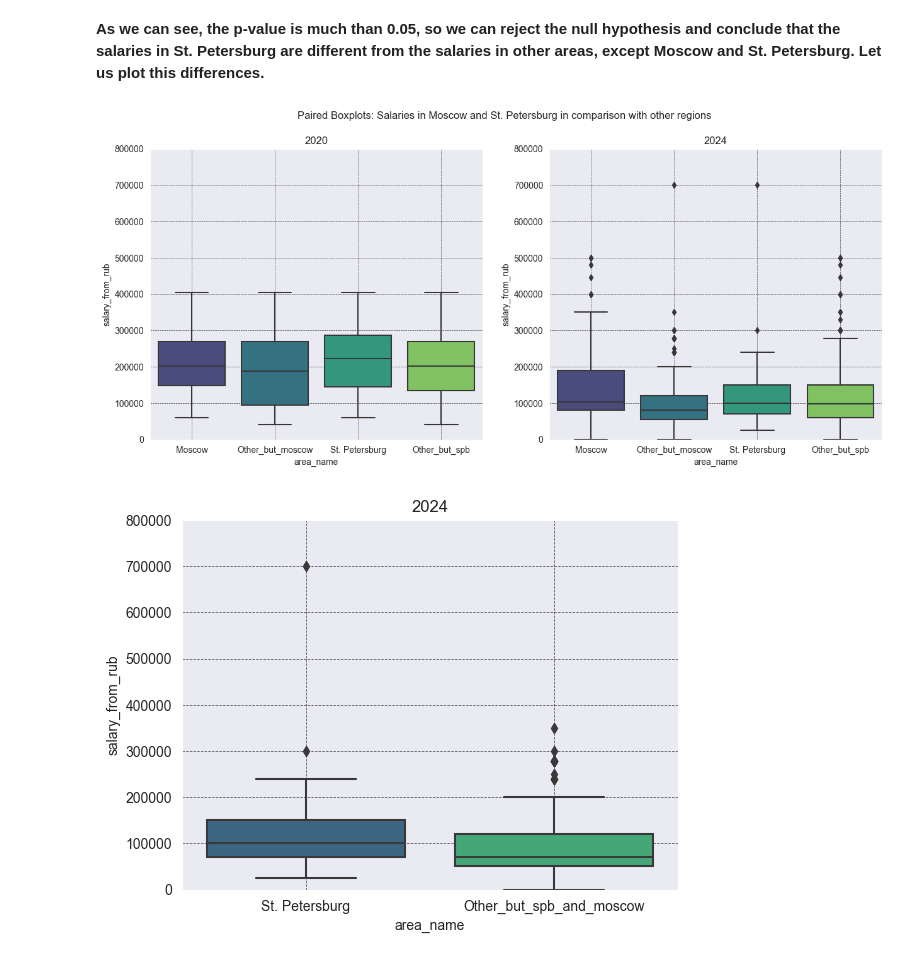
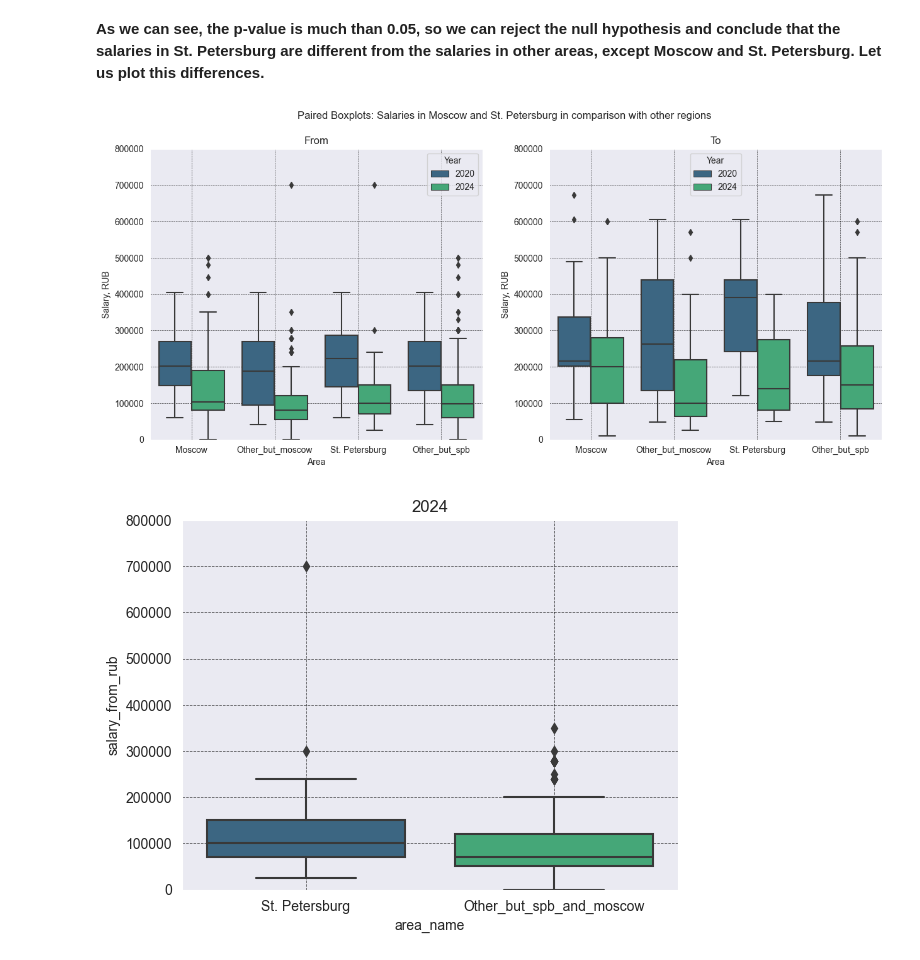
Before and after one commit to sashhhaka/HH-VacancyAnalysis, a Jupyter notebook: exploring.ipynb, the cells around one changed output. Saved outputs shown, nothing was run; the diff lists cells and outputs as text; code cells hidden in the pictures.

```diff
--- a/exploring.ipynb
+++ b/exploring.ipynb
@@ -777,45 +642,100 @@ print(f"2024: p-value for St. Petersburg vs. other regions: {p_value:.4f}")
 Let us plot this differences.**
 # %%
 # plot paired boxplots for salaries in Москва and Санкт-Петербург, and areas except Москва, areas except Санкт-Петербург
-import seaborn as sns
-import matplotlib.pyplot as plt
-
-fig, ax = plt.subplots(1, 2, figsize=(15, 6))
-
+# fig, ax = plt.subplots(1, 2, figsize=(15, 6))
+#
 df_moscow_20 = df20[df20['area_name'] == 'Москва']
 df_spb_20 = df20[df20['area_name'] == 'Санкт-Петербург']
 df_other_but_moscow_20 = df20[df20['area_name'] != 'Москва']
 df_other_but_spb_20 = df20[df20['area_name'] != 'Санкт-Петербург']
 df_other_but_moscow_20['area_name'] = 'Other_but_moscow'
 df_other_but_spb_20['area_name'] = 'Other_but_spb'
 df_moscow_20['area_name'] = 'Moscow'
 df_spb_20['area_name'] = 'St. Petersburg'
 
 df_moscow_24 = df24[df24['area_name'] == 'Москва']
 df_other_but_moscow_24 = df24[df24['area_name'] != 'Москва']
 df_other_but_spb_24 = df24[df24['area_name'] != 'Санкт-Петербург']
 df_other_but_moscow_24['area_name'] = 'Other_but_moscow'
 df_other_but_spb_24['area_name'] = 'Other_but_spb'
 df_moscow_24['area_name'] = 'Moscow'
 
-# Make 2 pairplots appear on the same scale
-ax[0] = sns.boxplot(x='area_name', y='salary_from_rub', data=pd.concat([df_moscow_20, df_other_but_moscow_20, df_spb_20, df_other_but_spb_20]), ax=ax[0], palette='viridis')
-ax[1] = sns.boxplot(x='area_name', y='salary_from_rub', data=pd.concat([df_moscow_24, df_other_but_moscow_24, df_spb_24, df_other_but_spb_24]), ax=ax[1], palette='viridis')
+# assign year
+df_moscow_20['year'] = 2020
+df_spb_20['year'] = 2020
+df_other_but_moscow_20['year'] = 2020
+df_other_but_spb_20['year'] = 2020
+df_moscow_24['year'] = 2024
+df_spb_24['year'] = 2024
+df_other_but_moscow_24['year'] = 2024
+df_other_but_spb_24['year'] = 2024
+
+combined_2020 = pd.concat([df_moscow_20, df_other_but_moscow_20, df_spb_20, df_other_but_spb_20])
+combined_2024 = pd.concat([df_moscow_24, df_other_but_moscow_24, df_spb_24, df_other_but_spb_24])
+
+combined = pd.concat([combined_2020, combined_2024])
+
+#
+# # Make 2 pairplots appear on the same scale
+# ax[0] = sns.boxplot(x='area_name', y='salary_from_rub',
+#                     data=pd.concat([df_moscow_20, df_other_but_moscow_20, df_spb_20, df_other_but_spb_20]), ax=ax[0],
+#                     palette='viridis')
+# ax[1] = sns.boxplot(x='area_name', y='salary_from_rub',
+#                     data=pd.concat([df_moscow_24, df_other_but_moscow_24, df_spb_24, df_other_but_spb_24]), ax=ax[1],
+#                     palette='viridis')
+# ax[0].set_ylim(0, 800000)
+# ax[1].set_ylim(0, 800000)
+#
+# ax[0].set_title('2020')
+# ax[1].set_title('2024')
+#
+# # Add a title for the entire plot
+# fig.suptitle('Paired Boxplots: Salaries in Moscow and St. Petersburg in comparison with other regions')
+#
+# # Add grid
+# ax[0].grid(True, linestyle='--', linewidth=0.5, color='black', alpha=0.7)
+# ax[1].grid(True, linestyle='--', linewidth=0.5, color='black', alpha=0.7)
+#
+# plt.show()
+
+# make one paired boxplot with hue='year'
+fig, ax = plt.subplots(1, 2, figsize=(15, 6))
+
+
+ax[0] = sns.boxplot(x='area_name', y='salary_from_rub', data=combined,
+                 palette='viridis', hue='year', ax=ax[0])
+
+ax[1] = sns.boxplot(x='area_name', y='salary_to_rub', data=combined,
+                 palette='viridis', hue='year', ax=ax[1])
+
+# make figsize less
+# fig.set_figwidth(10)
+ax[0].set_title('From')
 ax[0].set_ylim(0, 800000)
+# make less width of the boxplot
+
+ax[0].set_ylabel('Salary, RUB')
+ax[0].set_xlabel('Area')
+ax[0].legend(title='Year')
+
+ax[0].grid(True, linestyle='--', linewidth=0.5, color='black', alpha=0.7)
+
+
+
+ax[1].set_title('To')
 ax[1].set_ylim(0, 800000)
 
-ax[0].set_title('2020')
-ax[1].set_title('2024')
+ax[1].set_ylabel('Salary, RUB')
+ax[1].set_xlabel('Area')
+ax[1].legend(title='Year')
 
-# Add a title for the entire plot
+ax[1].grid(True, linestyle='--', linewidth=0.5, color='black', alpha=0.7)
+
+# subtitle
 fig.suptitle('Paired Boxplots: Salaries in Moscow and St. Petersburg in comparison with other regions')
 
-# Add grid
-ax[0].grid(True, linestyle='--', linewidth=0.5, color='black', alpha=0.7)
-ax[1].grid(True, linestyle='--', linewidth=0.5, color='black', alpha=0.7)
-
 plt.show()
 # %% [output]
-[figure, old version]
+[figure, new version]
 # %%
 # plot hist for salaries in Санкт-Петербург, and areas except Москва and Санкт-Петербург
```
Also changed, not shown: parts of 53 cells of this notebook.
